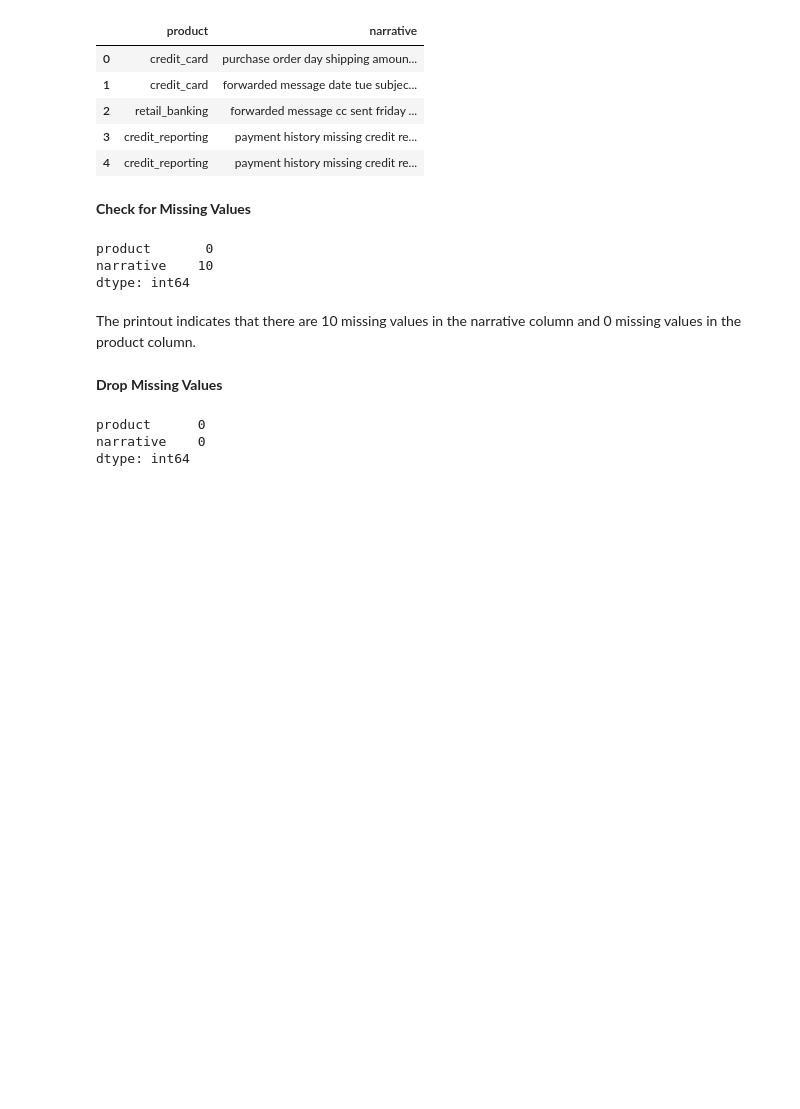
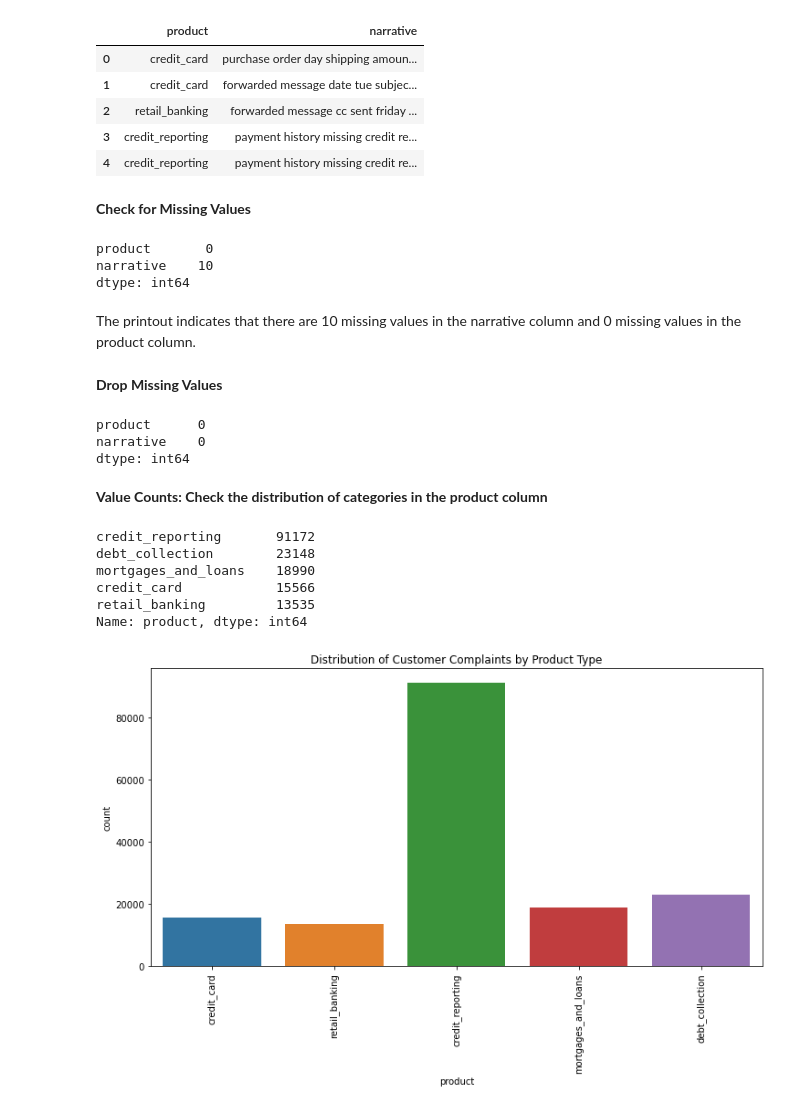
Before and after one commit to johnkul/nlp_consumer_complaints_classification, a Jupyter notebook: notebooks/mary.ipynb, the cells around one changed output. Saved outputs shown, nothing was run; the diff lists cells and outputs as text; code cells hidden in the pictures; blank space fills up the shorter version.

```diff
--- a/notebooks/mary.ipynb
+++ b/notebooks/mary.ipynb
@@ -102,3 +102,28 @@ Consumer_Complaints_data.isnull().sum()
 product      0
 narrative    0
 dtype: int64
+# %% [markdown]
+**Value Counts: Check the distribution of categories in the product column**
+# %%
+# Check the distribution of categories in the product column
+
+Consumer_Complaints_data['product'].value_counts()
+
+#**Plotting the distribution of categories in the product column**
+# %% [output]
+credit_reporting       91172
+debt_collection        23148
+mortgages_and_loans    18990
+credit_card            15566
+retail_banking         13535
+Name: product, dtype: int64
+# %%
+#Bar Plotting the distribution of categories in the product column
+
+plt.figure(figsize=(12,6))
+sns.countplot(x='product', data=Consumer_Complaints_data)
+plt.xticks(rotation=90)
+plt.title('Distribution of Customer Complaints by Product Type')
+plt.show()
+# %% [output]
+[figure, added]
```
Also changed, not shown: parts of 2 cells of this notebook.
